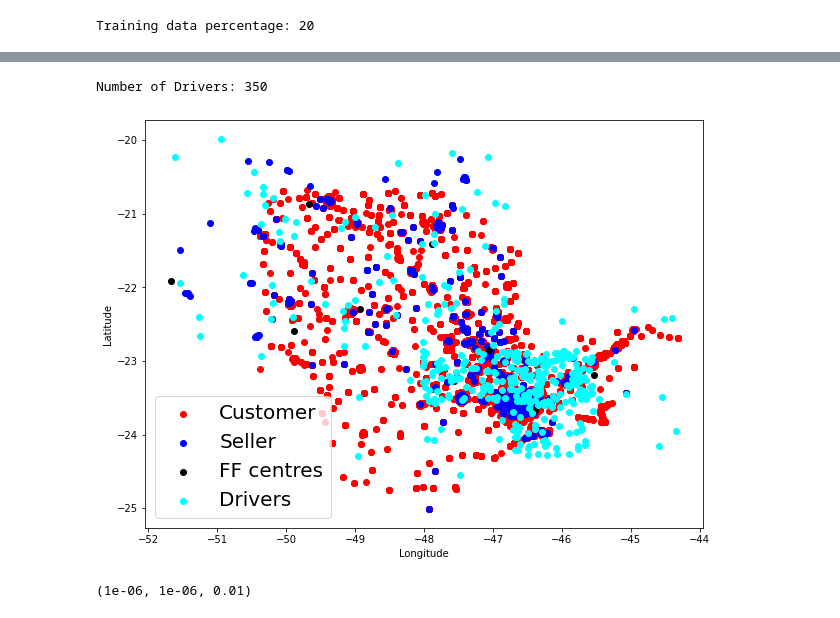
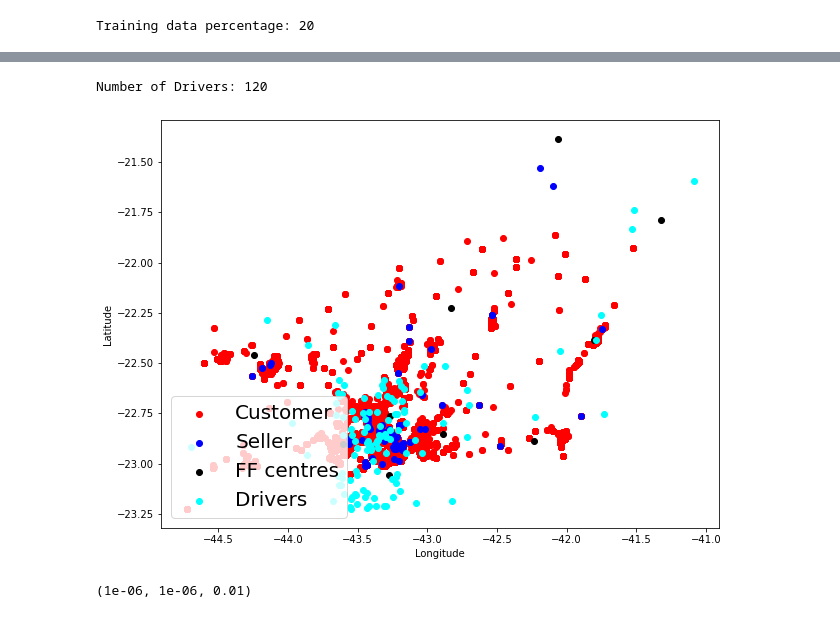
Before and after one commit to ddsb01/FairAssign, a Jupyter notebook: e-commerce/ecomm.ipynb, the cells around one changed output, grey strips where cells are left out. Saved outputs shown, nothing was run; the diff lists cells and outputs as text; code cells hidden in the pictures.

```diff
--- a/e-commerce/ecomm.ipynb
+++ b/e-commerce/ecomm.ipynb
@@ -17,8 +48,12 @@ from geopy.geocoders import Nominatim
 random.seed(1234)
 plt.rcParams['figure.figsize'] = (10,7.5)
 
-flag = 2
-w1, w2 = 0.5, 0.5
+k = 10      # for k-nearest ffc/zone allocaiton
+flag = 0    # controls fairness similarity measure
+w1 = 0.7    # weight given to euclidean distance
+w2 = 0.3    # weight given to ratings
+
+state_dataset = 'RJ'
 # %% [markdown]
 ---
 **flag** :
@@ -588,34 +617,40 @@ Drivers' Locations:
 # %%
 s_lats, s_lngs = seller_locs[0], seller_locs[1]
 driver_locs = np.array([[lat, lng] for lat, lng in zip(s_lats, s_lngs)])
+
+def euclidean_distance(d_loc, z_loc):
+    lat1, lng1 = d_loc[0], d_loc[1]
+    lat2, lng2 = z_loc[0], z_loc[1]
+    dist = np.sqrt(np.power(lat1-lat2, 2) + np.power(lng1-lng2, 2))
+    return dist
 
 def L2Distance(data):
   # "data": latitude-longitude level locations
   transposed = np.expand_dims(data, axis = 1)
   distance = np.power(data - transposed, 2)
   distance = np.power(np.abs(distance).sum(axis = 2), 0.5)
   return distance
 
 # assigning ratings to sellers:
 import random
 def generate_ratings(num_drivers):
     r_set = list(np.arange(0, 6, 0.1)) #[1, 2, 3, 4, 5]
     ratings = [0.0]*num_drivers
     for i in range(num_drivers):
         ratings[i] = np.round(random.sample(r_set, 1)[0],1)
     return ratings
 
 def abs_difference(ratings):
     transposed = np.expand_dims(ratings, axis=1)
     diff = abs(ratings-transposed)
     return diff
 
 # new_drivers = driver_locs
 new_drivers = driver_generation(3249+1)
 ratings_list = generate_ratings(new_drivers.shape[0])
 # %% [output]
-Number of Drivers: 350
+Number of Drivers: 120
-[figure, old version]
+[figure, new version]
 # %%
 # Using max flow for the Vanilla Distribution of Drivers to the warehouse
 import networkx as nx
```
Also changed, not shown: parts of 15 cells of this notebook, 1 other file.
